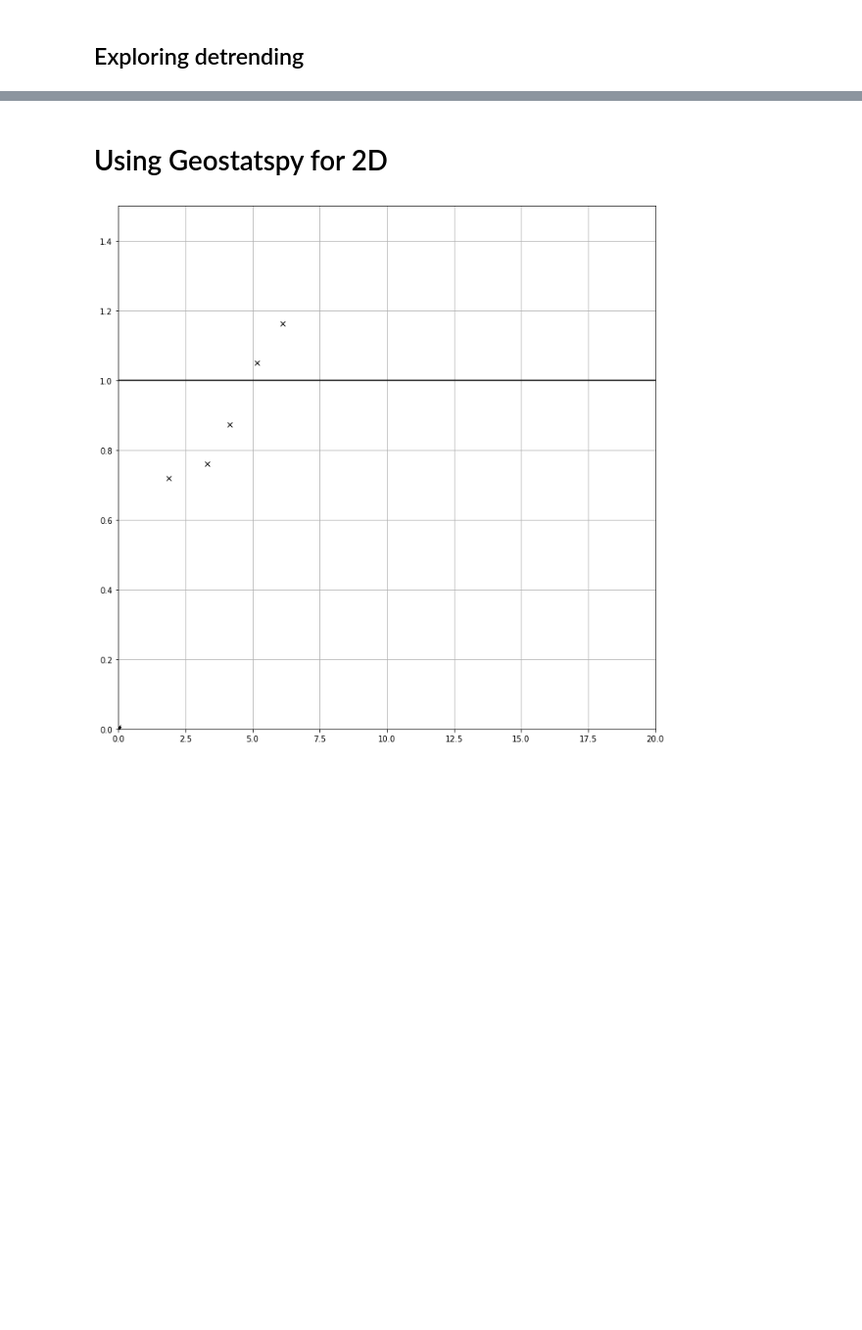
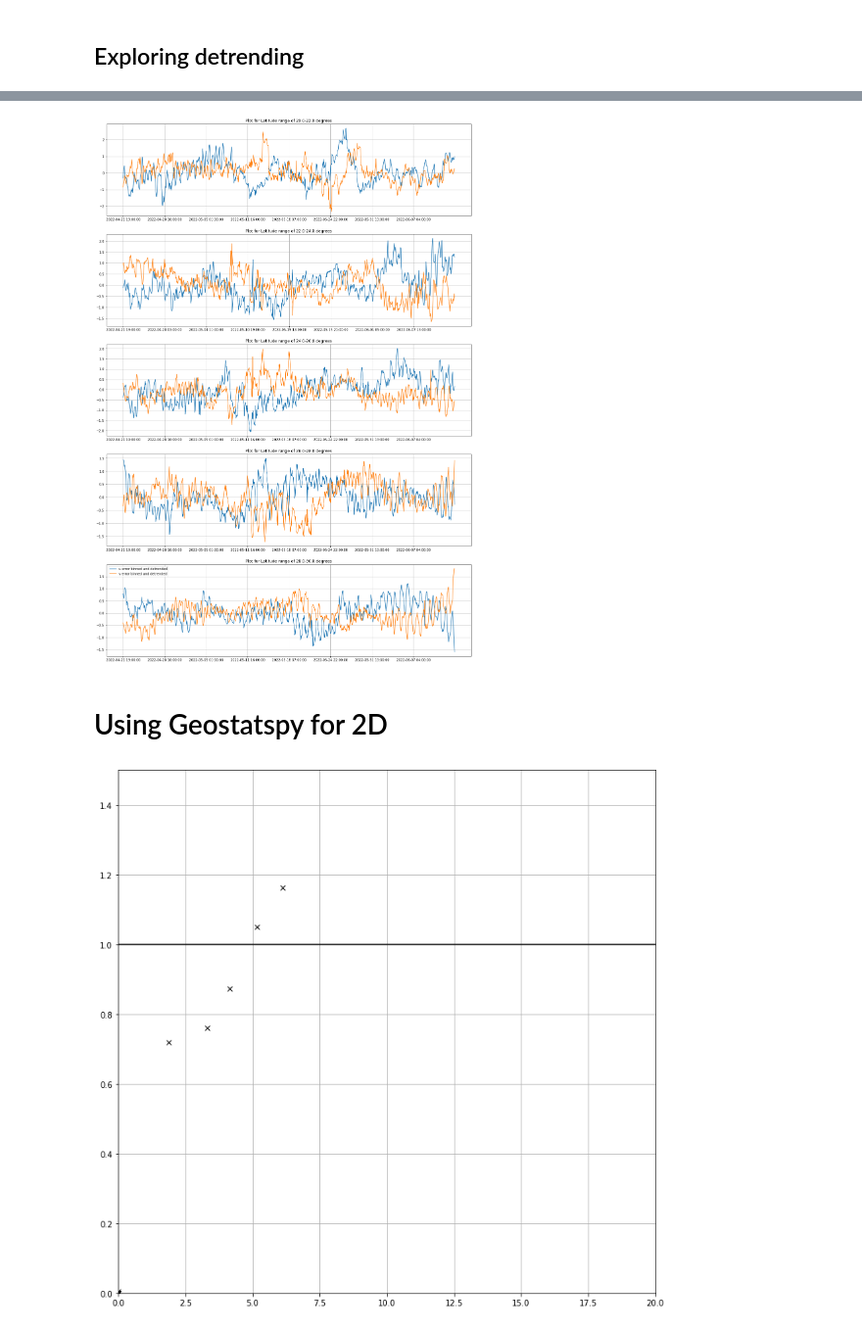
Before and after one commit to MariusWiggert/OceanPlatformControl, a Jupyter notebook: ocean_navigation_simulator/generative_error_model/test_variogram.ipynb, the cells around one changed output, grey strips where cells are left out. Shown at 98% size. Saved outputs shown, nothing was run; the diff lists cells and outputs as text; code cells hidden in the pictures; blank space fills up the shorter version.

```diff
--- a/ocean_navigation_simulator/generative_error_model/test_variogram.ipynb
+++ b/ocean_navigation_simulator/generative_error_model/test_variogram.ipynb
@@ -121,3 +122,24 @@ print(df)
+# %%
+fig, axs = plt.subplots(len(bin_labels),1,figsize=(20,len(bin_labels)*6))
+
+for i,bin_label in enumerate(bin_labels):
+    detrended_u_error = df[df["lat_bins"] == bin_label]["detrended_u_error"].to_numpy()
+    detrended_v_error = df[df["lat_bins"] == bin_label]["detrended_v_error"].to_numpy()
+    detrended_RMSE = np.sqrt(detrended_u_error**2 + detrended_v_error**2)
+    bin_time = df[df["lat_bins"] == bin_label]["time"]
+    df_temp = pd.DataFrame({"time": bin_time, "detrended_RMSE": detrended_RMSE, "u_error_detrended": detrended_u_error,\
+                            "v_error_detrended": detrended_v_error})
+    detrended_group = df_temp.groupby(by=["time"], as_index=False).mean()
+    # axs[i].plot(detrended_group["time"], detrended_group["detrended_RMSE"], label="RMSE binned and detrended")
+    axs[i].plot(detrended_group["time"], detrended_group["u_error_detrended"], label="u error binned and detrended")
+    axs[i].plot(detrended_group["time"], detrended_group["v_error_detrended"], label="v error binned and detrended")
+    axs[i].title.set_text(f"Plot for Latitude range of {bin_label} degrees")
+    axs[i].set_xticks(np.arange(0, len(detrended_group), round(len(detrended_group)/8)))
+    axs[i].grid()
+plt.legend()
+plt.show()
+# %% [output]
+[figure, added]
 # %% [markdown]
 # Using Geostatspy for 2D
 # %%
```
Also changed, not shown: parts of 9 cells of this notebook, 1 other file.
